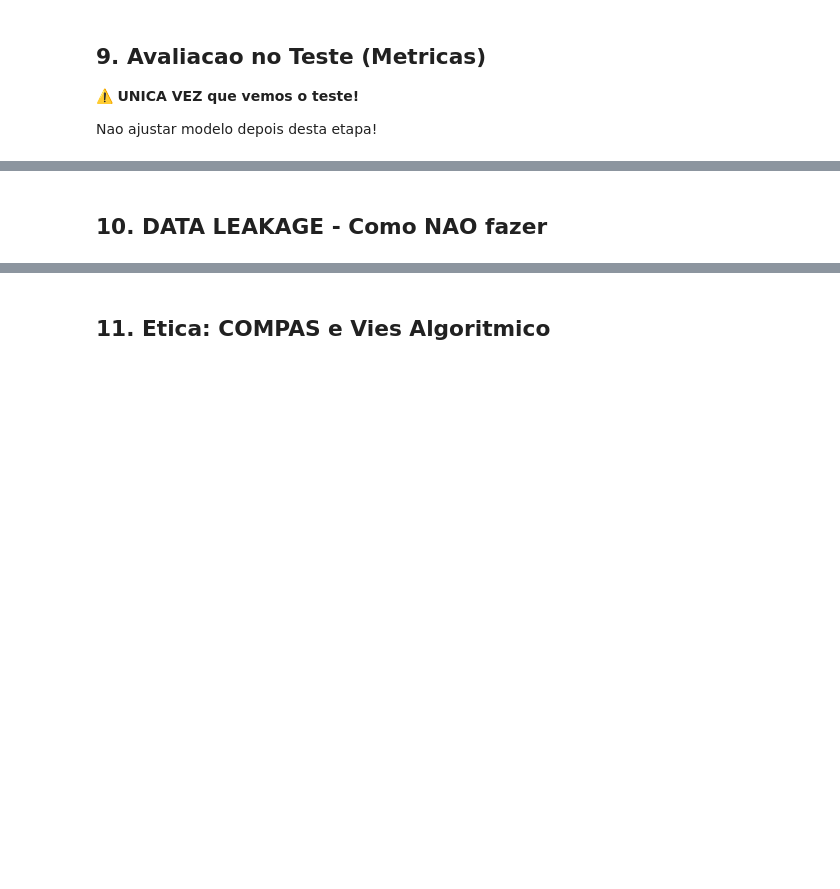
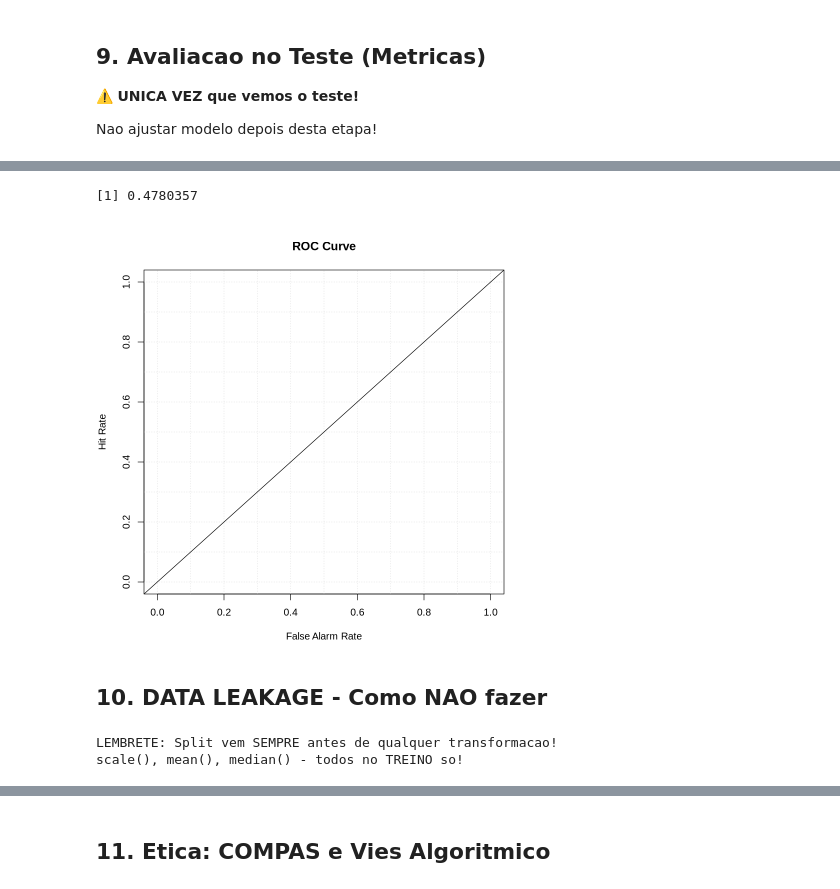
Before and after one commit to caiohamamura/reveal-cpvbcdd-202501, a Jupyter notebook: ciencia-dados/notebooks/aula-09-projeto-completo.ipynb, the cells around one changed output, grey strips where cells are left out. Drawn from its saved outputs; the diff is of its cells as text; code cells hidden in the pictures; blank space fills up the shorter version.

```diff
--- a/ciencia-dados/notebooks/aula-09-projeto-completo.ipynb
+++ b/ciencia-dados/notebooks/aula-09-projeto-completo.ipynb
@@ -197,3 +503,12 @@ cat("F1 Score:", f1$.estimate, "\n")
+# %%
+library(verification)
+rf.final.pred<- predict(rf.final, x=teste, type = "prob")[,2]
+
+roc.plot(as.factor(teste$Target) == "1", rf.final.pred)
+roc.plot(as.factor(teste$Target) == "1", rf.final.pred)$roc.vol$Area
+# %% [output]
+[1] 0.4780357
+[figure, added]
 # %% [markdown]
 ## 10. DATA LEAKAGE - Como NAO fazer
 # %%
@@ -209,5 +524,8 @@ cat("F1 Score:", f1$.estimate, "\n")
 # 2. Calcular estatisticas (media, mediana, etc) SO no treino
 # 3. Aplicar no treino e teste (sem ver o teste)
 
-cat("⚠️ LEMBRETE: Split vem SEMPRE antes de qualquer transformacao!\n")
+cat("LEMBRETE: Split vem SEMPRE antes de qualquer transformacao!\n")
 cat("scale(), mean(), median() - todos no TREINO so!\n")
+# %% [output]
+LEMBRETE: Split vem SEMPRE antes de qualquer transformacao!
+scale(), mean(), median() - todos no TREINO so!
```
Also changed, not shown: parts of 20 cells of this notebook.
